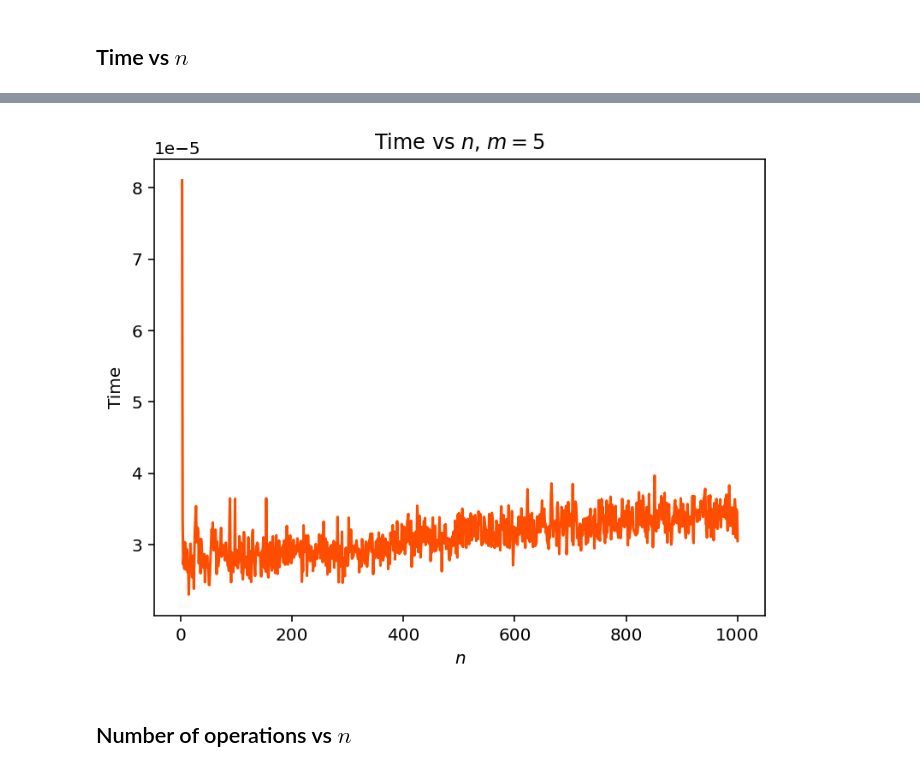
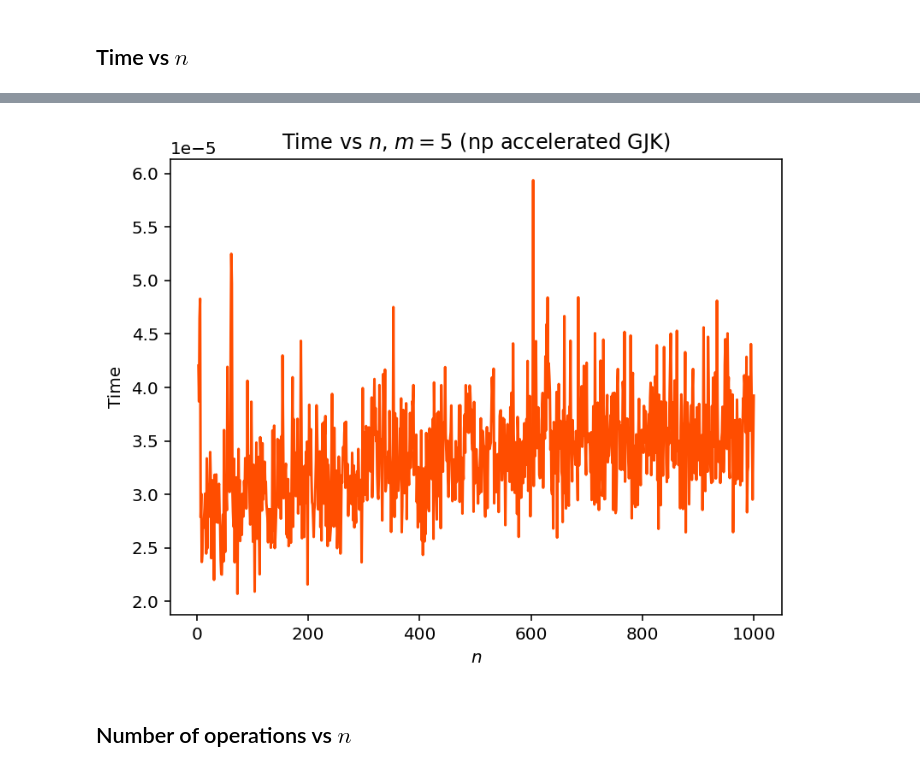
Before and after one commit to vectozavr/collision_detection, a Jupyter notebook: gjk_and_sat_np_accelerated.ipynb, the cells around one changed output, grey strips where cells are left out. Cells and saved outputs as stored; diff of their text form; code cells hidden in the pictures.

Commit message:
Added np accelerated and regular versions of GJK and SAT

```diff
--- a/gjk_and_sat_np_accelerated.ipynb
+++ b/gjk_and_sat_np_accelerated.ipynb
@@ -448,8 +441,8 @@ def testGJK_regular(seed=211, min_points=3, max_points=30, iterations_per_number
                 v1 = generate_random_regular_polygon(points1)
                 v2 = generate_random_regular_polygon(points2)
 
-                body1 = Body(v1)
-                body2 = Body(v2)
+                body1 = BodyGJK(v1)
+                body2 = BodyGJK(v2)
 
                 p1 = Polygon(v1)
                 p2 = Polygon(v2)
@@ -508,7 +501,7 @@ for i in range(100):
     plt.subplot(10, 10, i+1)
 
     el = int(i*len(yes)/100)
-    Body.draw_several([Body(yes[el][0]), Body(yes[el][1])])
+    BodyGJK.draw_several([BodyGJK(yes[el][0]), BodyGJK(yes[el][1])])
     plt.xticks([])
     plt.yticks([])
 
@@ -526,7 +519,7 @@ for i in range(100):
     plt.subplot(10, 10, i+1)
 
     el = int(i*len(no)/100)
-    Body.draw_several([Body(no[el][0]), Body(no[el][1])])
+    BodyGJK.draw_several([BodyGJK(no[el][0]), BodyGJK(no[el][1])])
     plt.xticks([])
     plt.yticks([])
 
@@ -537,7 +530,7 @@ plt.show()
 # %% [markdown]
 ## Time vs $n$
 # %%
-def time_vs_points1(seed=211, min_points=3, max_points=1000, iterations_per_sample=100, m=5):
+def time_vs_points1(seed=211, min_points=3, max_points=1000, iterations_per_sample=30, m=5):
     np.random.seed(seed)
 
     hist = []
@@ -552,8 +545,8 @@ def time_vs_points1(seed=211, min_points=3, max_points=1000, iterations_per_samp
             v1 = generate_random_regular_polygon(i)
             v2 = generate_random_regular_polygon(m)
 
-            body1 = Body(v1)
-            body2 = Body(v2)
+            body1 = BodyGJK(v1)
+            body2 = BodyGJK(v2)
 
             start = time.time()
             is_collision, _ = body1.check_collision_gjk(body2)
@@ -584,16 +577,16 @@ no: 47577
 # %%
-plt.figure('Time vs $n$', dpi=72*2)
+plt.figure('Time vs $n$ (np accelerated GJK)', dpi=72*2)
 plt.plot(hist[:, 0], hist[:, 1], c=(1, 0.3, 0))
 
 plt.xlabel(r'$n$')
 plt.ylabel('Time')
-plt.title(r'Time vs $n$, $m=5$ (GJK)')
+plt.title(r'Time vs $n$, $m=5$ (np accelerated GJK)')
 
 plt.savefig("plots/time_vs_n_gjk_np.pdf", format="pdf", bbox_inches="tight")
 
 plt.show()
 # %% [output]
-[figure, old version]
+[figure, new version]
 # %% [markdown]
 ## Number of operations vs $n$
 # %%
```
Also changed, not shown: parts of 27 cells of this notebook, 12 other files.
